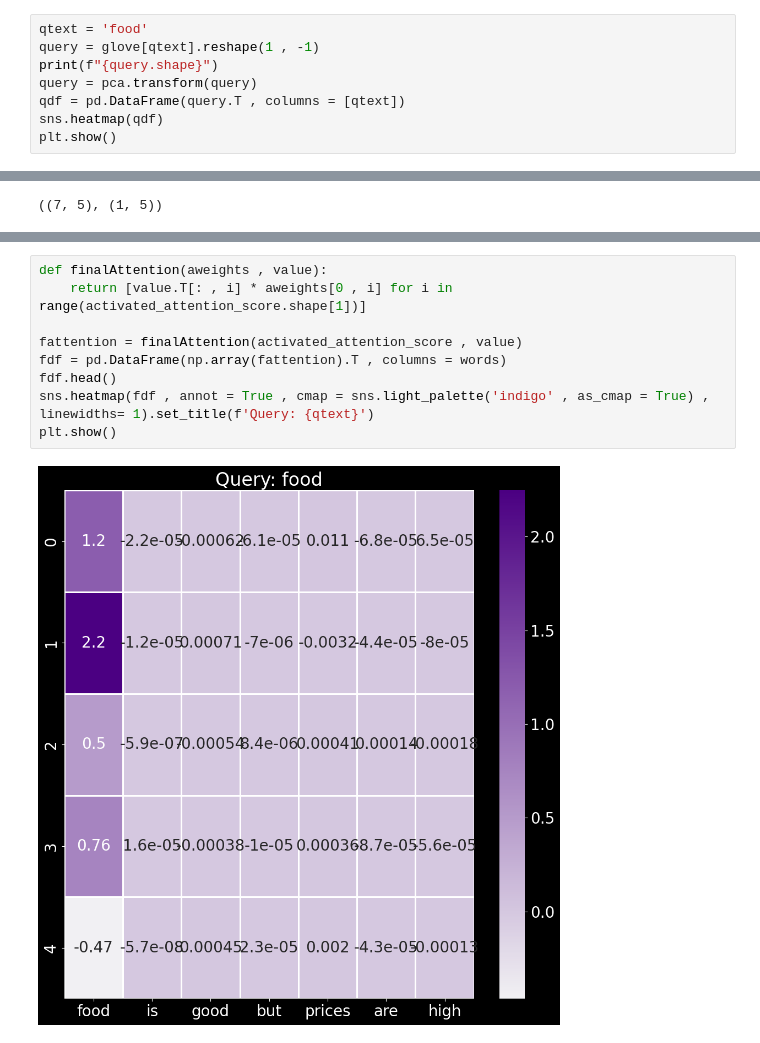
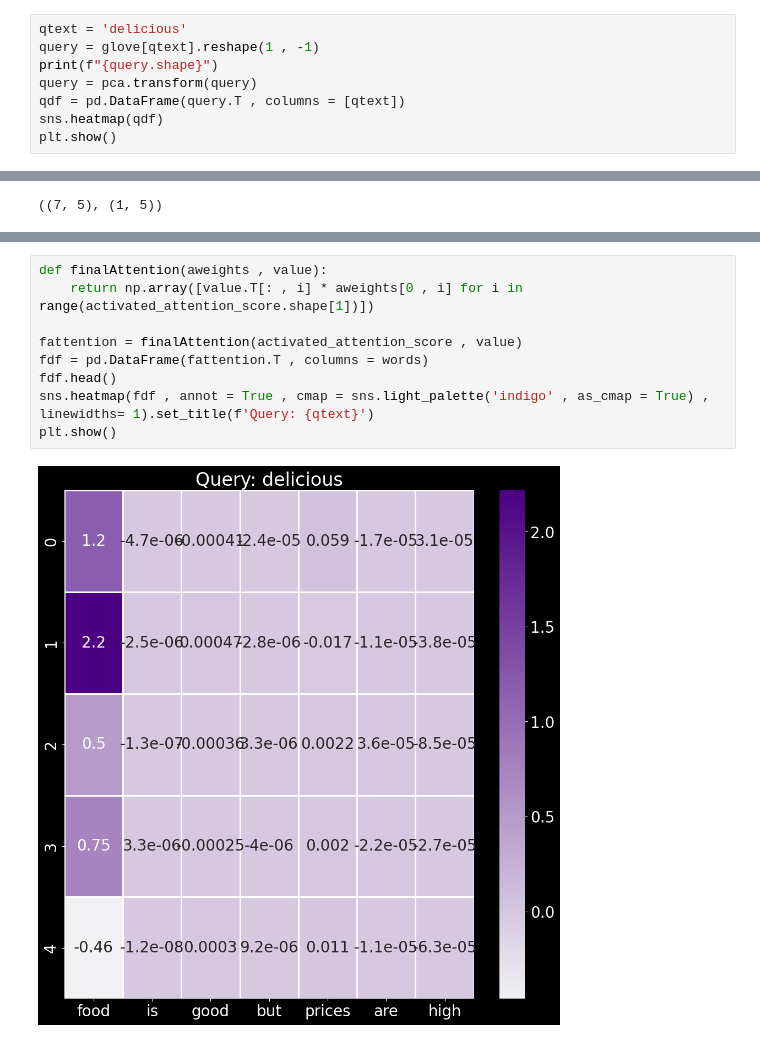
Before and after one commit to sanketmishra009/aiml, a Jupyter notebook: deepLearning/nlp/lectures/attention.ipynb, the cells around one changed output, grey strips where cells are left out. Cells and saved outputs as stored; diff of their text form.

Commit message:
transformer and attention implementation almost done , logistic regression revision complete

```diff
--- a/deepLearning/nlp/lectures/attention.ipynb
+++ b/deepLearning/nlp/lectures/attention.ipynb
@@ -47,7 +47,7 @@ vdf
 | 3 | 0.763951 | 1.443557 | -0.660844 | -0.249058 | 0.121044 | -0.971596 | -0.447054 |
 | 4 | -0.467900 | -0.005251 | 0.778766 | 0.569702 | 0.664370 | -0.481991 | -1.057695 |
 # %%
-qtext = 'food'
+qtext = 'delicious'
 query = glove[qtext].reshape(1 , -1)
 print(f"{query.shape}")
 query = pca.transform(query)
@@ -77,12 +81,12 @@ Activated Attention Score: [[9.96169907e-01 1.08632046e-05 5.76425418e-04 4.1134
 # %%
 def finalAttention(aweights , value):
-    return [value.T[: , i] * aweights[0 , i] for i in range(activated_attention_score.shape[1])]
+    return np.array([value.T[: , i] * aweights[0 , i] for i in range(activated_attention_score.shape[1])])
 
 fattention = finalAttention(activated_attention_score , value)
-fdf = pd.DataFrame(np.array(fattention).T , columns = words)
+fdf = pd.DataFrame(fattention.T , columns = words)
 fdf.head()
 sns.heatmap(fdf , annot = True , cmap = sns.light_palette('indigo' , as_cmap = True) , linewidths= 1).set_title(f'Query: {qtext}')
 plt.show()
 # %% [output]
-[figure, old version]
+[figure, new version]
 # %%
```
Also changed, not shown: parts of 8 cells of this notebook, 26 other files.
